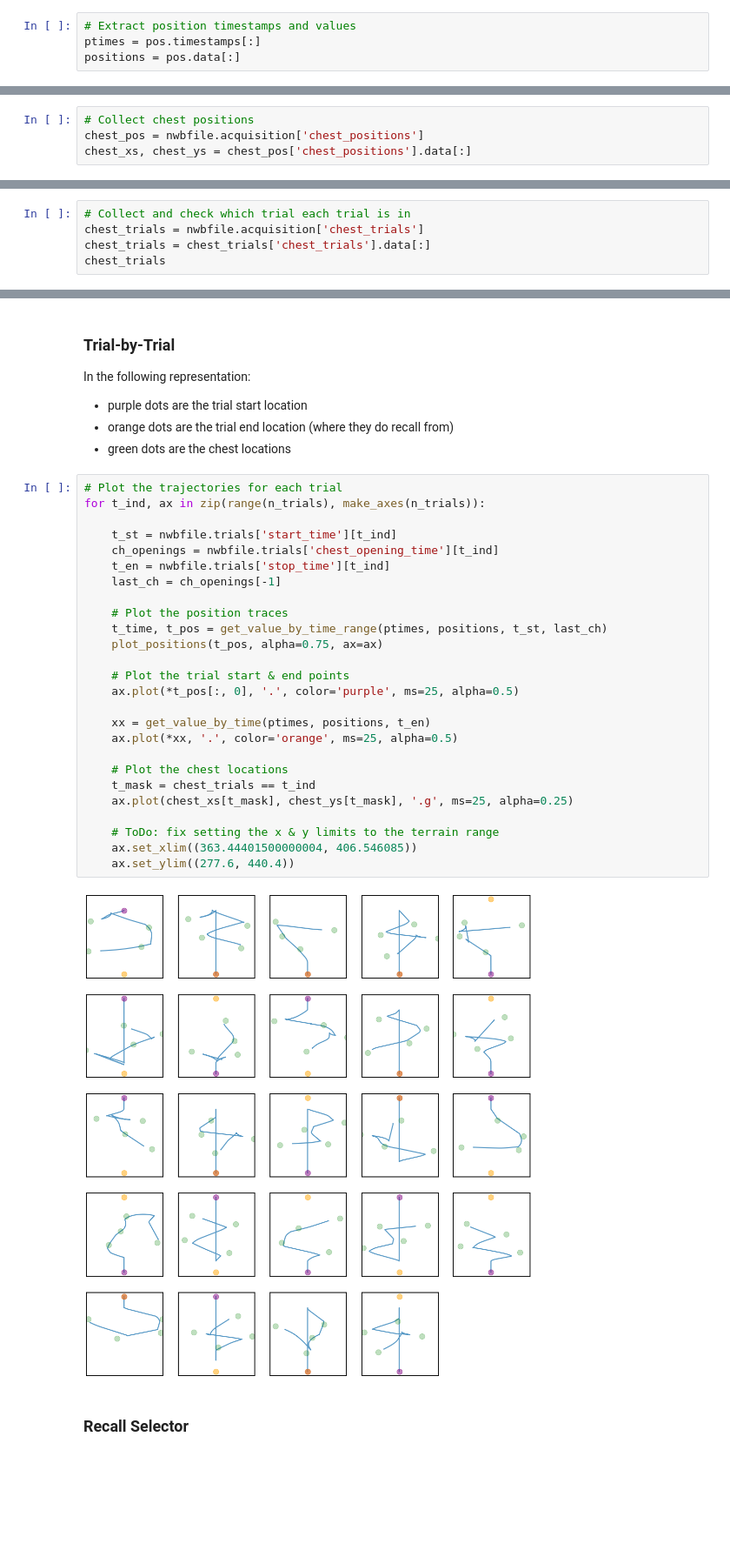
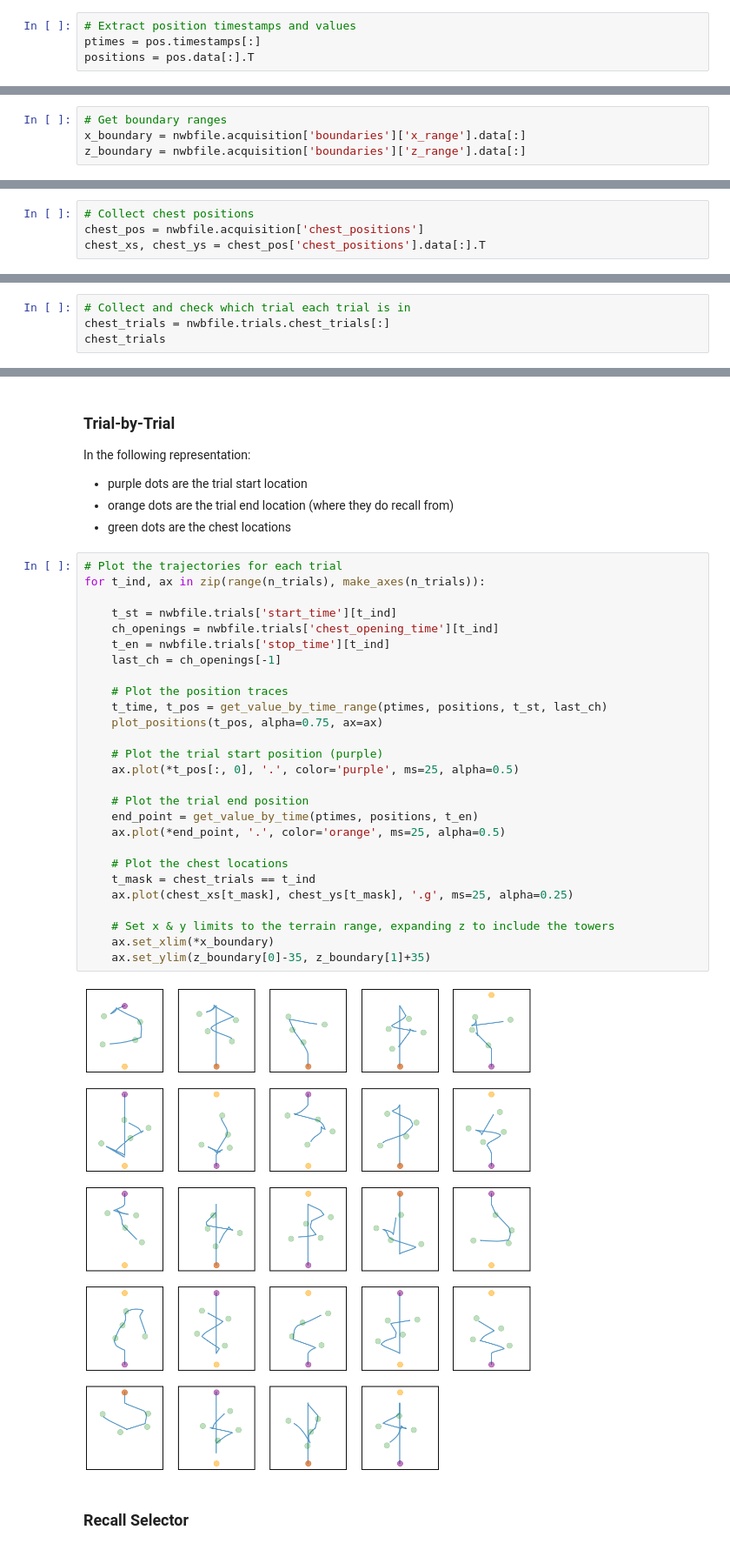
Before and after one commit to HSUPipeline/AnalyzeTH, a Jupyter notebook: notebooks/00-DataChecks.ipynb, the cells around one changed output, grey strips where cells are left out. Shown at 87% size. Drawn from its saved outputs; the diff is of its cells as text; blank space fills up the shorter version.

```diff
--- a/notebooks/00-DataChecks.ipynb
+++ b/notebooks/00-DataChecks.ipynb
@@ -119,6 +124,6 @@ Fields:
 # %%
 # Extract position timestamps and values
 ptimes = pos.timestamps[:]
-positions = pos.data[:]
+positions = pos.data[:].T
 # %%
 # Plot the map across all position traces
@@ -132 +147,5 @@ y_data = pos.data[1, :]
+# %%
+# Get boundary ranges
+x_boundary = nwbfile.acquisition['boundaries']['x_range'].data[:]
+z_boundary = nwbfile.acquisition['boundaries']['z_range'].data[:]
 # %%
@@ -163,6 +192,6 @@ plot_heatmap(occ, transpose=True, title="Occupancy", vmax=12, figsize=(10, 10))
 # %%
 # Collect chest positions
 chest_pos = nwbfile.acquisition['chest_positions']
-chest_xs, chest_ys = chest_pos['chest_positions'].data[:]
+chest_xs, chest_ys = chest_pos['chest_positions'].data[:].T
 # %%
 # Plot the subject positions, overlaid with chest positions
@@ -173,7 +202,6 @@ plt.gca().plot(chest_xs, chest_ys, '.g');
 # %%
 # Collect and check which trial each trial is in
-chest_trials = nwbfile.acquisition['chest_trials']
-chest_trials = chest_trials['chest_trials'].data[:]
+chest_trials = nwbfile.trials.chest_trials[:]
 chest_trials
 # %% [output]
 array([ 0,  0,  0,  0,  1,  1,  1,  1,  2,  2,  2,  2,  3,  3,  3,  3,  4,
@@ -192,30 +220,31 @@ In the following representation:
 # %%
 # Plot the trajectories for each trial
 for t_ind, ax in zip(range(n_trials), make_axes(n_trials)):
 
     t_st = nwbfile.trials['start_time'][t_ind]
     ch_openings = nwbfile.trials['chest_opening_time'][t_ind]
     t_en = nwbfile.trials['stop_time'][t_ind]
     last_ch = ch_openings[-1]
 
     # Plot the position traces
     t_time, t_pos = get_value_by_time_range(ptimes, positions, t_st, last_ch)
     plot_positions(t_pos, alpha=0.75, ax=ax)
 
-    # Plot the trial start & end points
+    # Plot the trial start position (purple)
     ax.plot(*t_pos[:, 0], '.', color='purple', ms=25, alpha=0.5)
 
-    xx = get_value_by_time(ptimes, positions, t_en)
-    ax.plot(*xx, '.', color='orange', ms=25, alpha=0.5)
+    # Plot the trial end position
+    end_point = get_value_by_time(ptimes, positions, t_en)
+    ax.plot(*end_point, '.', color='orange', ms=25, alpha=0.5)
 
     # Plot the chest locations
     t_mask = chest_trials == t_ind
     ax.plot(chest_xs[t_mask], chest_ys[t_mask], '.g', ms=25, alpha=0.25)
 
-    # ToDo: fix setting the x & y limits to the terrain range
-    ax.set_xlim((363.44401500000004, 406.546085))
-    ax.set_ylim((277.6, 440.4))
+    # Set x & y limits to the terrain range, expanding z to include the towers
+    ax.set_xlim(*x_boundary)
+    ax.set_ylim(z_boundary[0]-35, z_boundary[1]+35)
 # %% [output]
-[figure, old version]
+[figure, new version]
 # %% [markdown]
 ### Recall Selector
```
Also changed, not shown: parts of 27 cells of this notebook.
